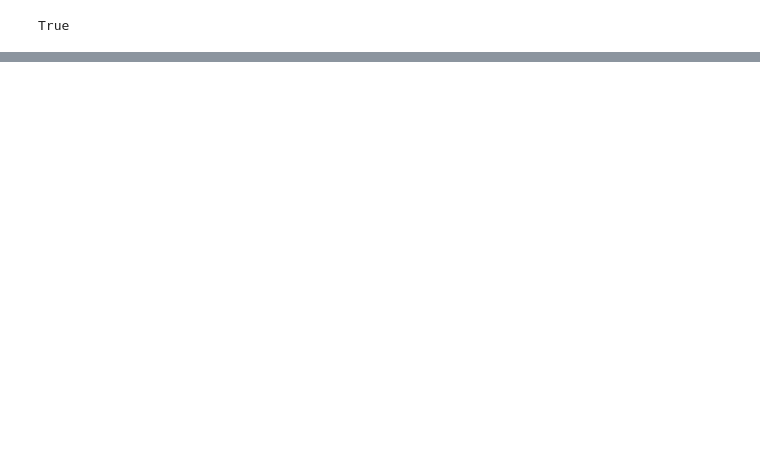
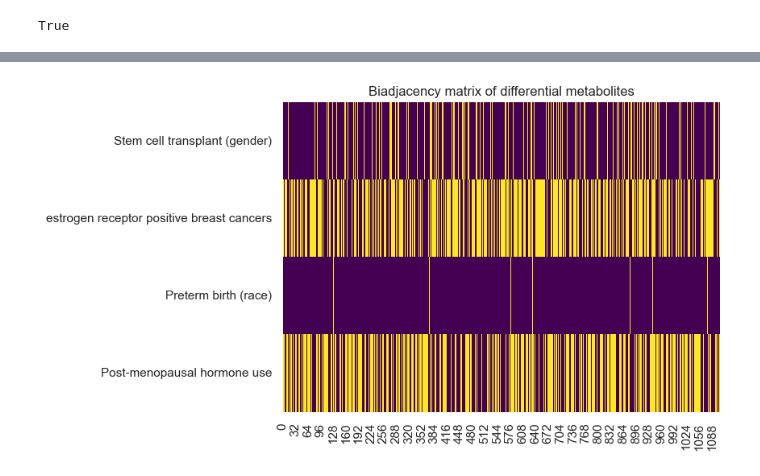
Before and after one commit to cwieder/MetHDN, a Jupyter notebook: Metabolon/scratch1.ipynb, the cells around one changed output, grey strips where cells are left out. Drawn from its saved outputs; the diff is of its cells as text; code cells hidden in the pictures; blank space fills up the shorter version.

```diff
--- a/Metabolon/scratch1.ipynb
+++ b/Metabolon/scratch1.ipynb
@@ -312,0 +369,11 @@ nx.write_graphml_lxml(B, "metabolon_HMDN.graphml")
+# %%
+biadj_mat = nx.bipartite.biadjacency_matrix(B, row_order=bottom_nodes, column_order=top_nodes).toarray()
+# %%
+sns.set(style='whitegrid')
+fig, ax = plt.subplots(figsize=(7, 5))
+sns.heatmap(biadj_mat, cmap='viridis', cbar=False)
+ax.set_yticklabels(bottom_nodes, rotation=0)
+ax.set_title('Biadjacency matrix of differential metabolites')
+plt.show()
+# %% [output]
+[figure, added]
```
Also changed, not shown: parts of 37 cells of this notebook.
